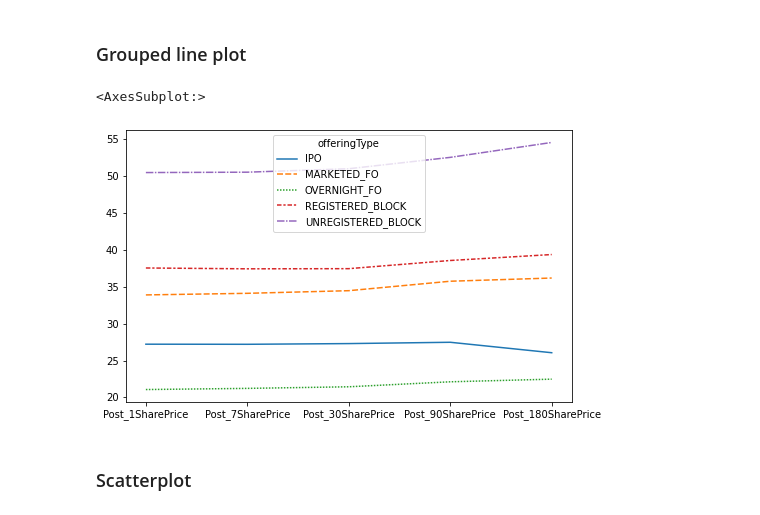
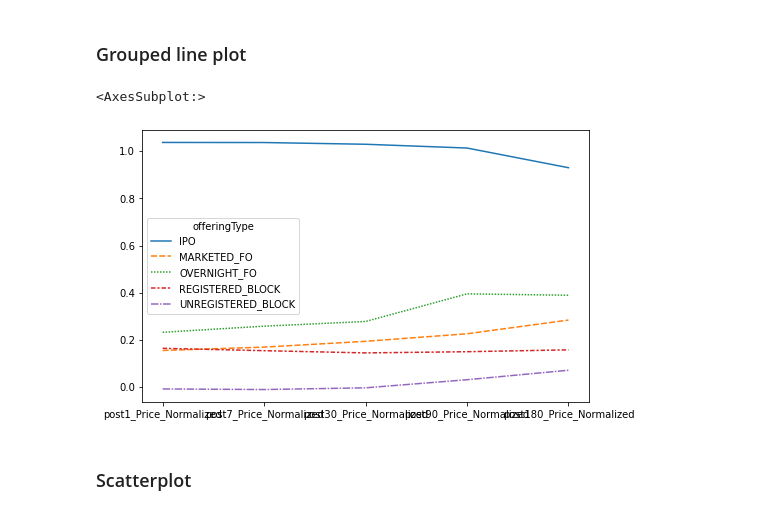
Before and after one commit to vgimfs/DSC_2022_final, a Jupyter notebook: 02- DSC 2022 Exploratory Data Analysis.ipynb, the cells around one changed output. Cells and saved outputs as stored; diff of their text form; code cells hidden in the pictures.

```diff
--- a/02- DSC 2022 Exploratory Data Analysis.ipynb
+++ b/02- DSC 2022 Exploratory Data Analysis.ipynb
@@ -20,7 +20,7 @@ import numpy as np
 import matplotlib.pyplot as plt
 import seaborn as sns
 # %%
-cmg = pd.read_excel('cmg_final.xlsx',index_col = 'offeringId')
+cmg = pd.read_excel('cmg.xlsx',index_col = 'offeringId')
 cmg.head(5)
 # %% [output]
 |  | offeringPricingDate | offeringType | offeringSector | offeringSubSector | offeringDiscountToLastTrade | ... |
@@ -180,11 +183,11 @@ sns.boxplot(y = 'offeringSector', x = 'offeringPrice', data = cmg)
 ### Grouped line plot
 # %%
 plt.figure(figsize = (8, 5))
-type_avg = cmg.groupby('offeringType')[['Post_1SharePrice','Post_7SharePrice','Post_30SharePrice','Post_90SharePrice','Post_180SharePrice']].mean()
+type_avg = cmg.groupby('offeringType')[list(cmg.filter(like = 'post'))].mean()
 sns.lineplot(data = type_avg.T)
 # %% [output]
 <AxesSubplot:>
-[figure, old version]
+[figure, new version]
 # %% [markdown]
 <a id='scatterplot'></a>
 ### Scatterplot
```
Also changed, not shown: parts of 7 cells of this notebook, 8 other files.
